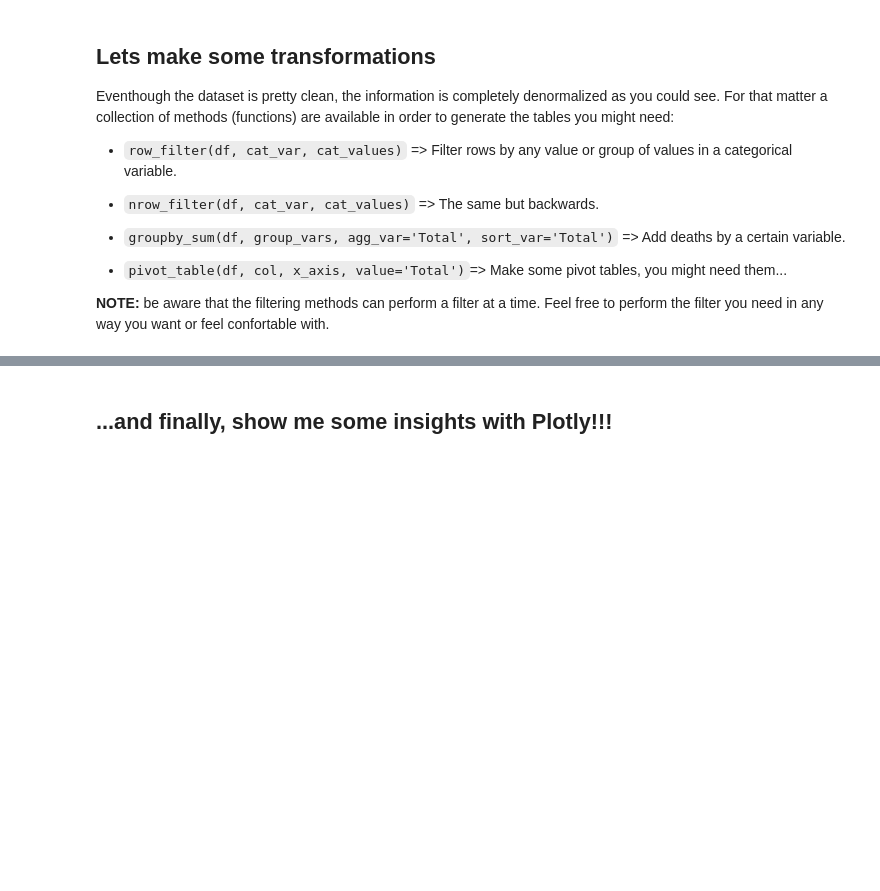
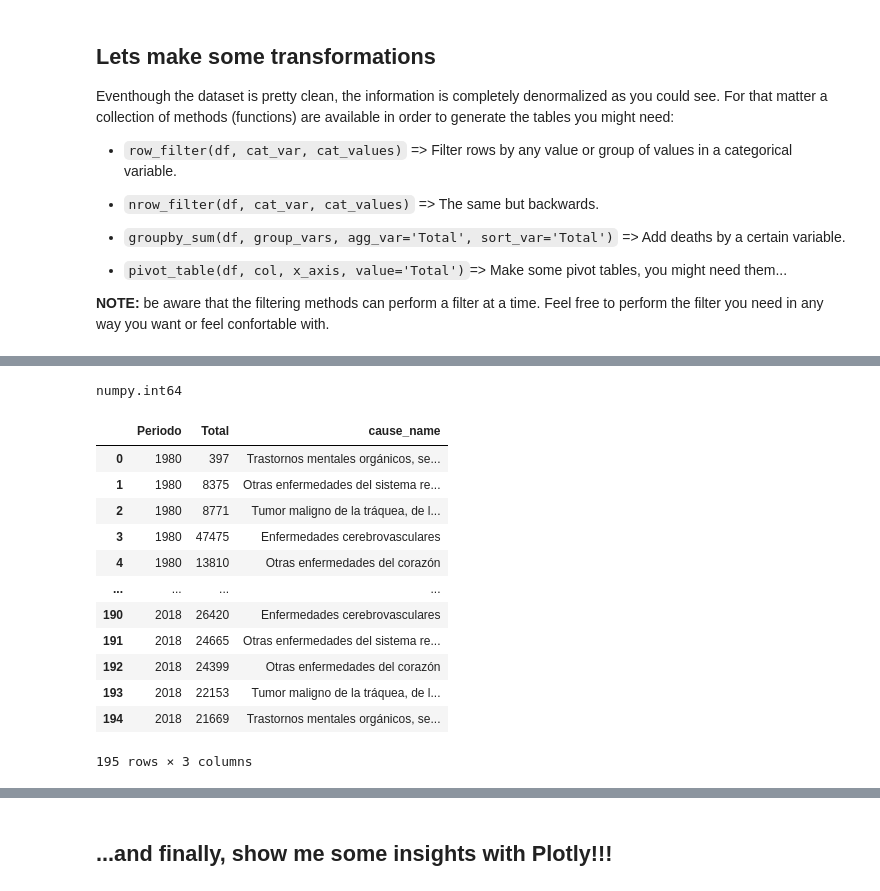
Before and after one commit to Kristinawk/deadly_viz_challenge, a Jupyter notebook: notebooks/deadly_viz_challenge.ipynb, the cells around one changed output, grey strips where cells are left out. Cells and saved outputs as stored; diff of their text form; code cells hidden in the pictures; blank space fills up the shorter version.

```diff
--- a/notebooks/deadly_viz_challenge.ipynb
+++ b/notebooks/deadly_viz_challenge.ipynb
@@ -306,0 +336,23 @@ deaths_years.iplot(kind='line',
+# %%
+# checking data type of 'Periodo'
+type(deaths_years.iloc[0,3])
+# %% [output]
+numpy.int64
+# %%
+# ordering the data:
+order_data = deaths_years[['Periodo', 'Total', 'cause_name']].sort_values(by=['Periodo']).reset_index(drop=True)
+order_data
+# %% [output]
+|  | Periodo | Total | cause_name |
+| 0 | 1980 | 397 | Trastornos mentales orgánicos, se... |
+| 1 | 1980 | 8375 | Otras enfermedades del sistema re... |
+| 2 | 1980 | 8771 | Tumor maligno de la tráquea, de l... |
+| 3 | 1980 | 47475 | Enfermedades cerebrovasculares |
+| 4 | 1980 | 13810 | Otras enfermedades del corazón |
+| ... | ... | ... | ... |
+| 190 | 2018 | 26420 | Enfermedades cerebrovasculares |
+| 191 | 2018 | 24665 | Otras enfermedades del sistema re... |
+| 192 | 2018 | 24399 | Otras enfermedades del corazón |
+| 193 | 2018 | 22153 | Tumor maligno de la tráquea, de l... |
+| 194 | 2018 | 21669 | Trastornos mentales orgánicos, se... |
+195 rows × 3 columns
```
Also changed, not shown: parts of 18 cells of this notebook.
